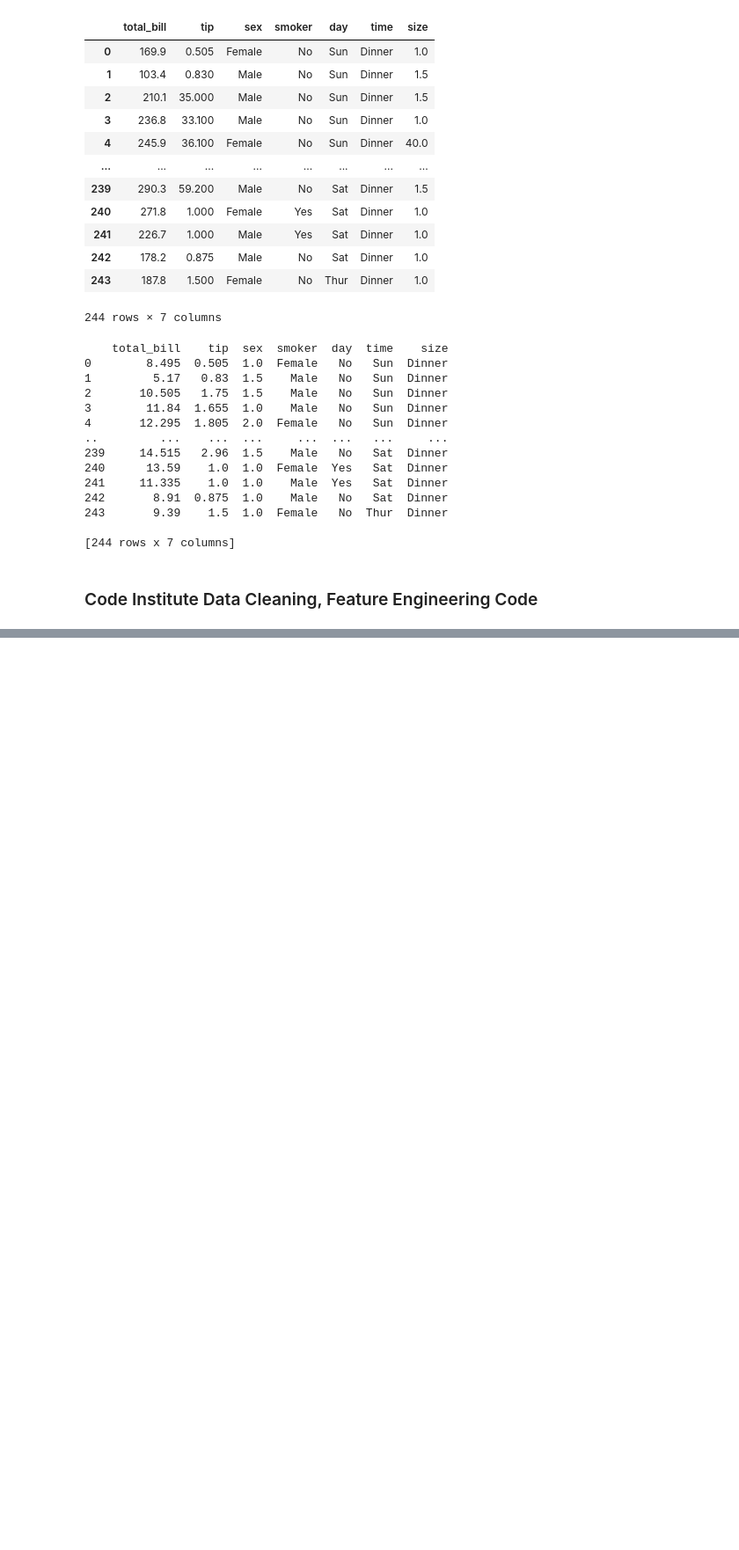
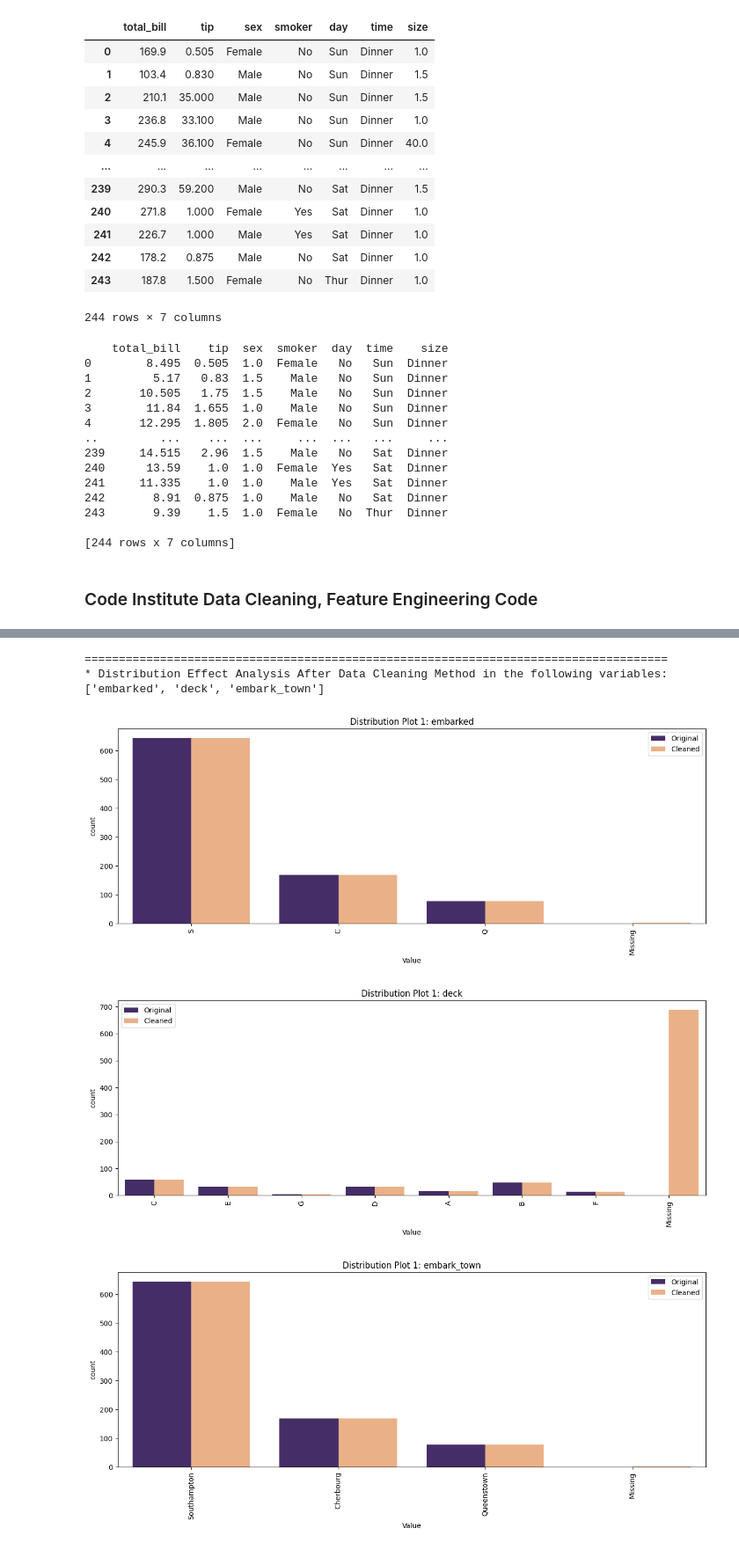
Before and after one commit to Danpr1984/Calculator-, a Jupyter notebook: feature_engine.ipynb, the cells around one changed output, grey strips where cells are left out. Shown at 88% size. Drawn from its saved outputs; the diff is of its cells as text; code cells hidden in the pictures; blank space fills up the shorter version.

```diff
--- a/feature_engine.ipynb
+++ b/feature_engine.ipynb
@@ -1779,0 +1689,15 @@ SyntaxError: unterminated string literal (detected at line 3) (2800585342.py, li
+# %%
+imputer = CategoricalImputer(imputation_method='missing', fill_value='Missing',
+                             variables = variables_method)
+df_method=imputer.fit_transform(df)
+# %%
+DataCleaningEffect(df_original=df,
+                   df_cleaned=df_method,
+                   variables_applied_with_method=variables_method)
+# %% [output]
+=====================================================================================
+* Distribution Effect Analysis After Data Cleaning Method in the following variables:
+['embarked', 'deck', 'embark_town']
+[figure, added]
+[figure, added]
+[figure, added]
```
Also changed, not shown: parts of 26 cells of this notebook.
